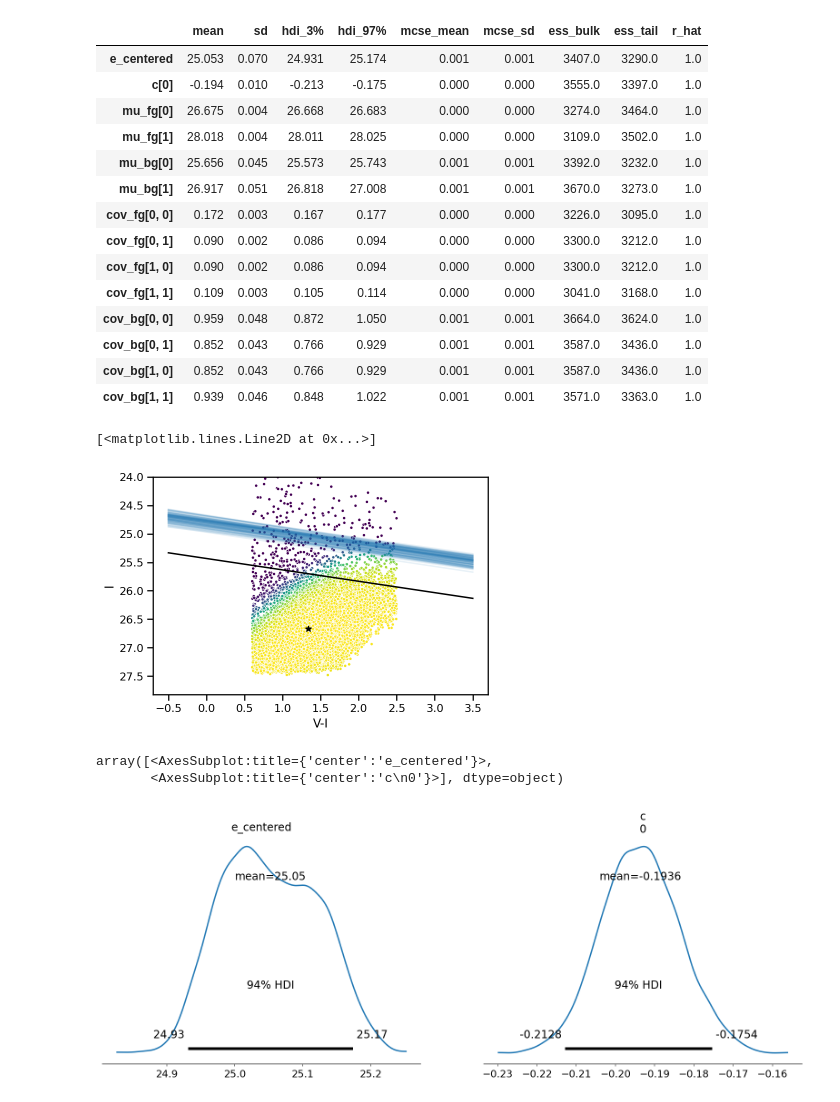
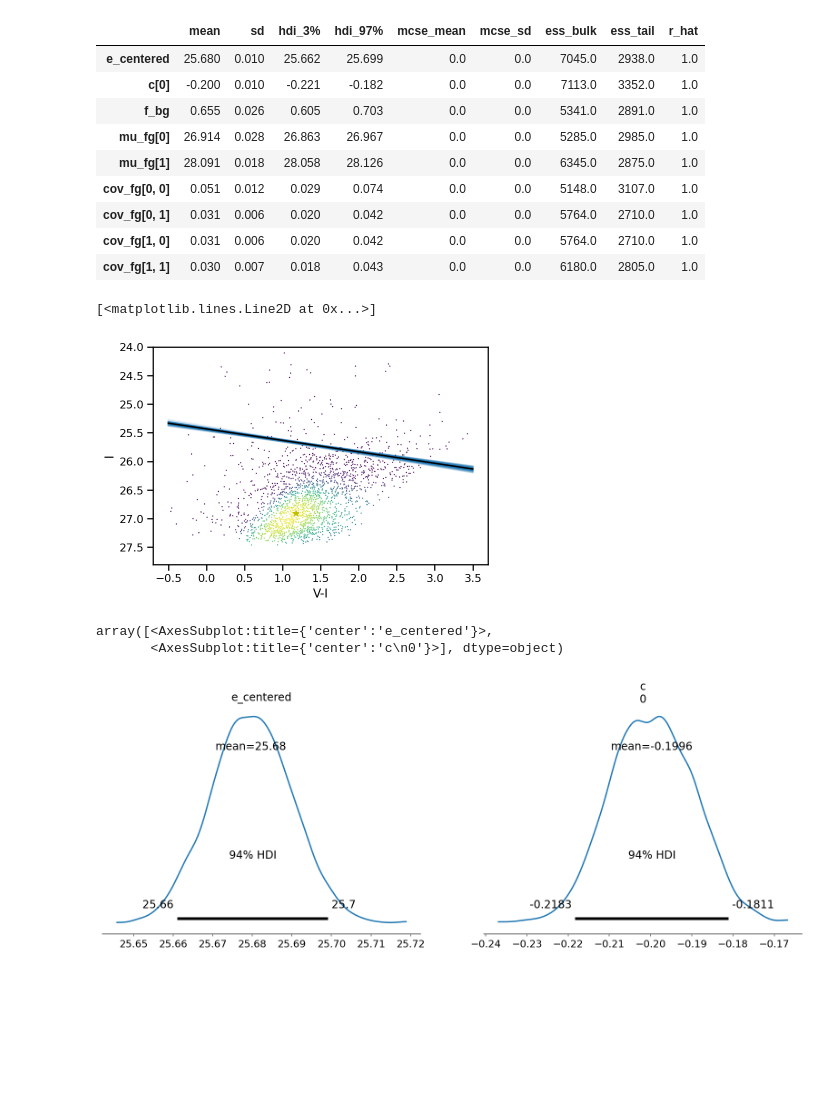
Before and after one commit to farr/EdgePhotometry, a Jupyter notebook: M63.ipynb, the cells around one changed output. Cells and saved outputs as stored; diff of their text form; code cells hidden in the pictures; blank space fills up the shorter version.

```diff
--- a/M63.ipynb
+++ b/M63.ipynb
@@ -18,6 +18,12 @@ numpyro.set_host_device_count(4)
 sns.set_context('notebook')
 # %%
 data = pd.read_table('data/M63/M63_FOV_VIerr.dat', names=['V', 'Verr', 'I', 'Ierr'], delimiter=' ')
+
+print('len(data) = {:d}'.format(len(data)))
+
+trgb_mcquinn = 25.68
+c_mcquinn = -0.2
+c_center = 1.23
 
 # BAD, BAD, BAD!
 Vext = 0.043
@@ -26,10 +32,12 @@ data['V'] = data['V'] - Vext
 data['I'] = data['I'] - Iext
 
 data['V-I'] = data['V'] - data['I']
+data['IRectMcQ'] = data['I'] + c_mcquinn*(data['V-I'] - c_center)
 
-rgb_mask = (data['V-I'] > 0.6) & (data['V-I'] < 2.5)
-data_rgb = data.loc[rgb_mask]
+data_rgb = data
+# rgb_mask = (data['V-I'] > 0.6) & (data['V-I'] < 2.5)
+# data_rgb = data.loc[rgb_mask]
 
-Nfit = 16384
-inds = np.random.choice(len(data_rgb), Nfit)
-data_cut = data_rgb.iloc[inds]
+Nfit = 2048
+inds = np.random.permutation(len(data_rgb))
+data_cut = data_rgb.iloc[inds[:Nfit]]
@@ -67,17 +88,19 @@ where $\mu$ is the distance modulus.  Thus we see that $c = -0.2$, and the cente
 Aobs = np.column_stack((data_cut['I'], data_cut['V']))
 sigma_obs = np.column_stack((data_cut['Ierr'], data_cut['Verr']))
 
-c_mu = -0.2
+c_mu = c_mcquinn
 c_sigma = 0.01
-c_center = 1.23
 
 e_center = 25.68
-e_sigma = 0.1
+e_sigma = 0.01
+
+mu_bg = np.mean(Aobs, axis=0)
+cov_bg = np.cov(Aobs, rowvar=False)
 # %%
 num_chains=4
-thinning=2
+thinning=1
 sampler = NUTS(edge_model, dense_mass=True)
 mcmc = MCMC(sampler, num_chains=num_chains, num_warmup=1000*thinning, num_samples=1000*thinning, thinning=thinning)
-mcmc.run(jax_prng_key(), Aobs, sigma_obs, e_center_mu=e_center, e_center_sigma=e_sigma, c_mu=c_mu, c_sigma=c_sigma, c_center=c_center)
+mcmc.run(jax_prng_key(), Aobs, sigma_obs, e_center_mu=e_center, e_center_sigma=e_sigma, c_mu=c_mu, c_sigma=c_sigma, c_center=c_center, mu_bg=mu_bg, cov_bg=cov_bg)
 trace = az.from_numpyro(mcmc)
 # %%
@@ -100,23 +121,18 @@ array([[<AxesSubplot:title={'center':'e_centered'}>,
 # %%
-az.summary(trace, var_names=['e_centered', 'c', 'mu_fg', 'mu_bg', 'cov_fg', 'cov_bg'])
+az.summary(trace, var_names=['e_centered', 'c', 'f_bg', 'mu_fg', 'cov_fg'])
 # %% [output]
 |  | mean | sd | hdi_3% | hdi_97% | mcse_mean | mcse_sd | ess_bulk | ess_tail | r_hat |
-| e_centered | 25.053 | 0.070 | 24.931 | 25.174 | 0.001 | 0.001 | 3407.0 | 3290.0 | 1.0 |
-| c[0] | -0.194 | 0.010 | -0.213 | -0.175 | 0.000 | 0.000 | 3555.0 | 3397.0 | 1.0 |
-| mu_fg[0] | 26.675 | 0.004 | 26.668 | 26.683 | 0.000 | 0.000 | 3274.0 | 3464.0 | 1.0 |
-| mu_fg[1] | 28.018 | 0.004 | 28.011 | 28.025 | 0.000 | 0.000 | 3109.0 | 3502.0 | 1.0 |
-| mu_bg[0] | 25.656 | 0.045 | 25.573 | 25.743 | 0.001 | 0.001 | 3392.0 | 3232.0 | 1.0 |
-| mu_bg[1] | 26.917 | 0.051 | 26.818 | 27.008 | 0.001 | 0.001 | 3670.0 | 3273.0 | 1.0 |
-| cov_fg[0, 0] | 0.172 | 0.003 | 0.167 | 0.177 | 0.000 | 0.000 | 3226.0 | 3095.0 | 1.0 |
-| cov_fg[0, 1] | 0.090 | 0.002 | 0.086 | 0.094 | 0.000 | 0.000 | 3300.0 | 3212.0 | 1.0 |
-| cov_fg[1, 0] | 0.090 | 0.002 | 0.086 | 0.094 | 0.000 | 0.000 | 3300.0 | 3212.0 | 1.0 |
-| cov_fg[1, 1] | 0.109 | 0.003 | 0.105 | 0.114 | 0.000 | 0.000 | 3041.0 | 3168.0 | 1.0 |
-| cov_bg[0, 0] | 0.959 | 0.048 | 0.872 | 1.050 | 0.001 | 0.001 | 3664.0 | 3624.0 | 1.0 |
-| cov_bg[0, 1] | 0.852 | 0.043 | 0.766 | 0.929 | 0.001 | 0.001 | 3587.0 | 3436.0 | 1.0 |
-| cov_bg[1, 0] | 0.852 | 0.043 | 0.766 | 0.929 | 0.001 | 0.001 | 3587.0 | 3436.0 | 1.0 |
-| cov_bg[1, 1] | 0.939 | 0.046 | 0.848 | 1.022 | 0.001 | 0.001 | 3571.0 | 3363.0 | 1.0 |
+| e_centered | 25.680 | 0.010 | 25.662 | 25.699 | 0.0 | 0.0 | 7045.0 | 2938.0 | 1.0 |
+| c[0] | -0.200 | 0.010 | -0.221 | -0.182 | 0.0 | 0.0 | 7113.0 | 3352.0 | 1.0 |
+| f_bg | 0.655 | 0.026 | 0.605 | 0.703 | 0.0 | 0.0 | 5341.0 | 2891.0 | 1.0 |
+| mu_fg[0] | 26.914 | 0.028 | 26.863 | 26.967 | 0.0 | 0.0 | 5285.0 | 2985.0 | 1.0 |
+| mu_fg[1] | 28.091 | 0.018 | 28.058 | 28.126 | 0.0 | 0.0 | 6345.0 | 2875.0 | 1.0 |
+| cov_fg[0, 0] | 0.051 | 0.012 | 0.029 | 0.074 | 0.0 | 0.0 | 5148.0 | 3107.0 | 1.0 |
+| cov_fg[0, 1] | 0.031 | 0.006 | 0.020 | 0.042 | 0.0 | 0.0 | 5764.0 | 2710.0 | 1.0 |
+| cov_fg[1, 0] | 0.031 | 0.006 | 0.020 | 0.042 | 0.0 | 0.0 | 5764.0 | 2710.0 | 1.0 |
+| cov_fg[1, 1] | 0.030 | 0.007 | 0.018 | 0.043 | 0.0 | 0.0 | 6180.0 | 2805.0 | 1.0 |
 # %%
-p = sns.scatterplot(data=data_cut, x='V-I', y='I', marker='.', c=np.exp(trace.posterior.log_fg_prob.mean(axis=(0,1))))
+p = sns.scatterplot(data=data_cut, x='V-I', y='I', marker='.', c=np.exp(trace.posterior.log_fg_prob).mean(axis=(0,1)), s=marker_s)
 yl, yh = p.axes.get_ylim()
 yl = 24 # Force a good-looking plot
 p.axes.set_ylim(yh, yl)
@@ -126,19 +142,21 @@ for _ in range(100):
     c = np.random.choice(trace.posterior.chain)
     d = np.random.choice(trace.posterior.draw)
     plt.plot(vis, trace.posterior.e_centered[c,d].values - trace.posterior.c[c,d,0].values*(vis - c_center), color=sns.color_palette()[0], alpha=0.1)
-plt.plot(vis, e_center - c_mu*(vis-c_center), color='k')
+plt.plot(vis, trgb_mcquinn - c_mcquinn*(vis-c_center), color='k')
 
 m = trace.posterior.mu_fg
-plt.plot(m[:,:,1].mean()-m[:,:,0].mean(), m[:,:,0].mean(), '*k')
+plt.plot(m[:,:,1].mean()-m[:,:,0].mean(), m[:,:,0].mean(), '*y')
+# mb = trace.posterior.mu_bg
+# plt.plot(mb[:,:,1].mean()-m[:,:,0].mean(), m[:,:,0].mean(), '*b')
 # %% [output]
 [<matplotlib.lines.Line2D at 0x...>]
-[figure, old version]
+[figure, new version]
 # %%
 az.plot_posterior(trace, var_names=['e_centered', 'c'], round_to=4)
 # %% [output]
 array([<AxesSubplot:title={'center':'e_centered'}>,
        <AxesSubplot:title={'center':'c\n0'}>], dtype=object)
-[figure, old version]
+[figure, new version]
 # %%
 c = np.random.choice(trace.posterior.chain)
 d = np.random.choice(trace.posterior.draw)
```
Also changed, not shown: parts of 9 cells of this notebook, 1 other file.
